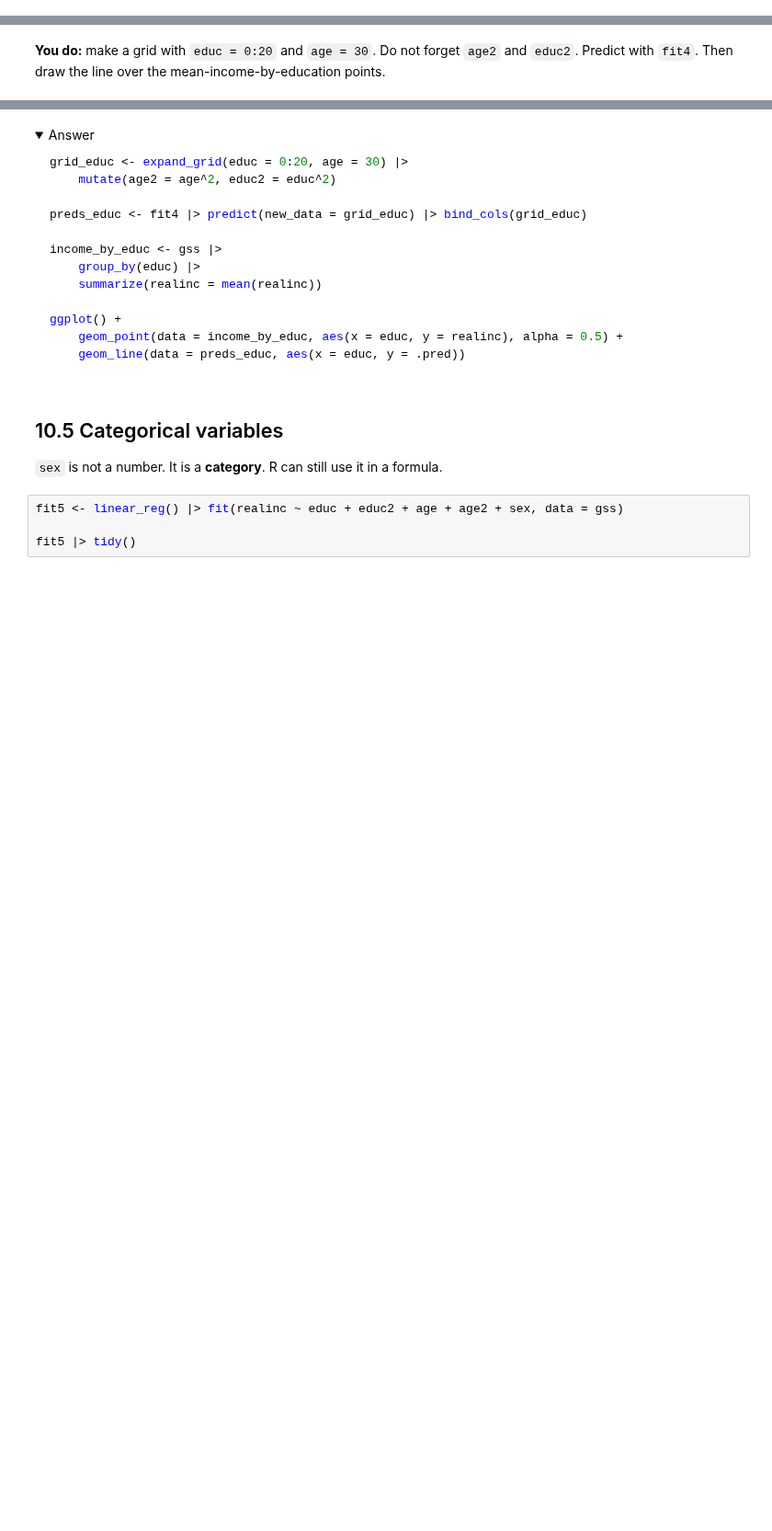
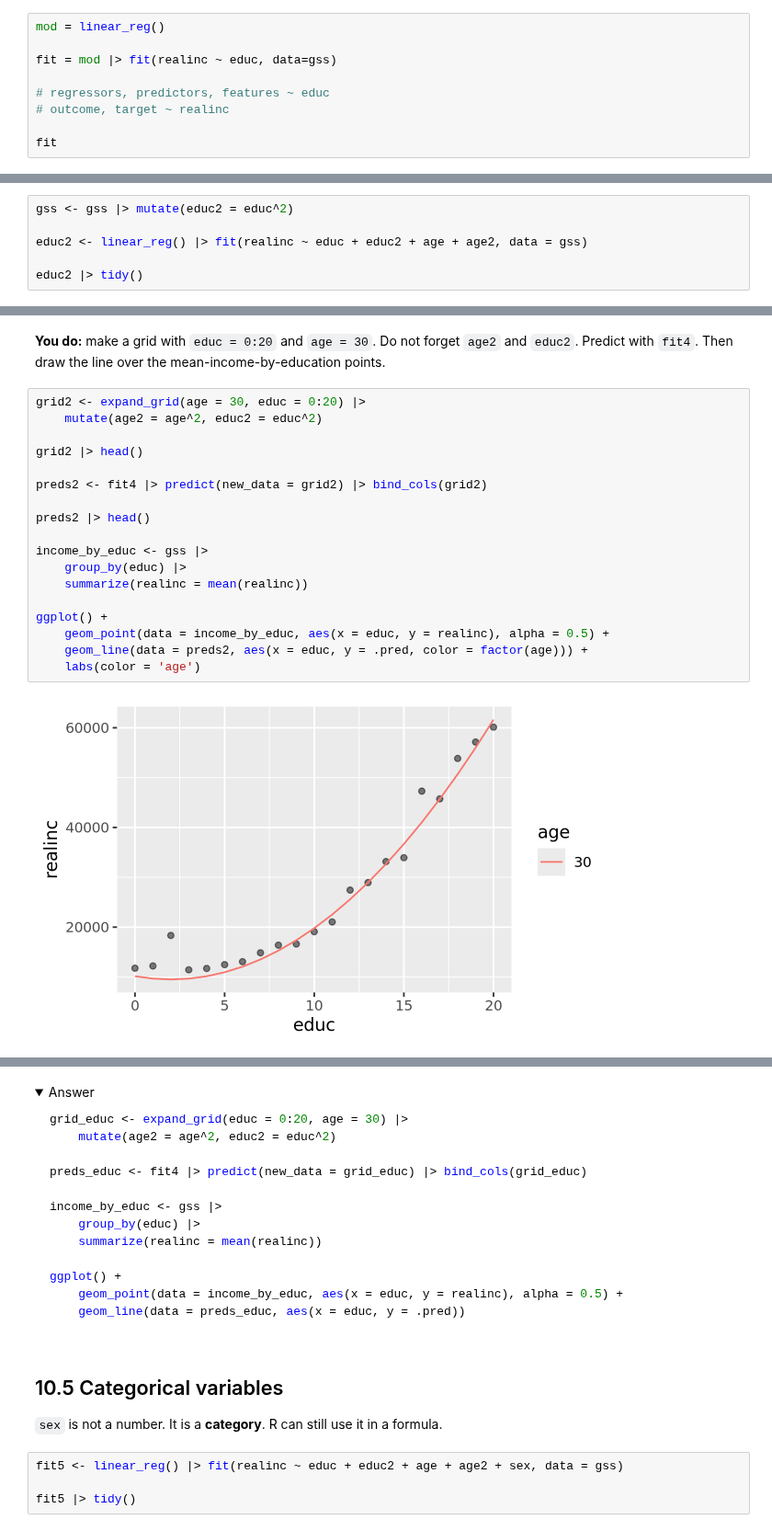
Before and after one commit to sophiaemcreynolds/codespace_9.30_512, a Jupyter notebook: notebooks/08-lecture-regression.ipynb, the cells around one changed output, grey strips where cells are left out. Shown at 92% size. Cells and saved outputs as stored; diff of their text form; folded sections open; blank space fills up the shorter version.

```diff
--- a/notebooks/08-lecture-regression.ipynb
+++ b/notebooks/08-lecture-regression.ipynb
@@ -49,3 +103,12 @@ ggplot(aes(x = educ, y = realinc)) + geom_point()
 A **linear regression** finds the straight line that fits best.
 
 In tidymodels you say what kind of model you want, `linear_reg()`, then `fit()` it with a **formula**. The formula `realinc ~ educ` means: predict `realinc` from `educ`.
+# %%
+mod = linear_reg()
+
+fit = mod |> fit(realinc ~ educ, data=gss)
+
+# regressors, predictors, features ~ educ
+# outcome, target ~ realinc
+
+fit
@@ -109,3 +223,9 @@ fit3 |> tidy()
 The `age` slope is positive and the `age2` slope is negative. That makes a hill shape: up, then down.
 
 **You do:** does the same trick help with education? Add `educ2 = educ^2` to `gss` and fit `realinc ~ educ + educ2 + age + age2`. Look back at the mean-income-by-education plot. Does a curve make sense there?
+# %%
+gss <- gss |> mutate(educ2 = educ^2)
+
+educ2 <- linear_reg() |> fit(realinc ~ educ + educ2 + age + age2, data = gss)
+
+educ2 |> tidy()
@@ -159,2 +325,22 @@ ggplot() +
 # %% [markdown]
 **You do:** make a grid with `educ = 0:20` and `age = 30`. Do not forget `age2` and `educ2`. Predict with `fit4`. Then draw the line over the mean-income-by-education points.
+# %%
+grid2 <- expand_grid(age = 30, educ = 0:20) |>
+    mutate(age2 = age^2, educ2 = educ^2)
+
+grid2 |> head()
+
+preds2 <- fit4 |> predict(new_data = grid2) |> bind_cols(grid2)
+
+preds2 |> head()
+
+income_by_educ <- gss |>
+    group_by(educ) |>
+    summarize(realinc = mean(realinc))
+
+ggplot() +
+    geom_point(data = income_by_educ, aes(x = educ, y = realinc), alpha = 0.5) +
+    geom_line(data = preds2, aes(x = educ, y = .pred, color = factor(age))) +
+    labs(color = 'age')
+# %% [output]
+[figure, added]
```
Also changed, not shown: parts of 33 cells of this notebook.
